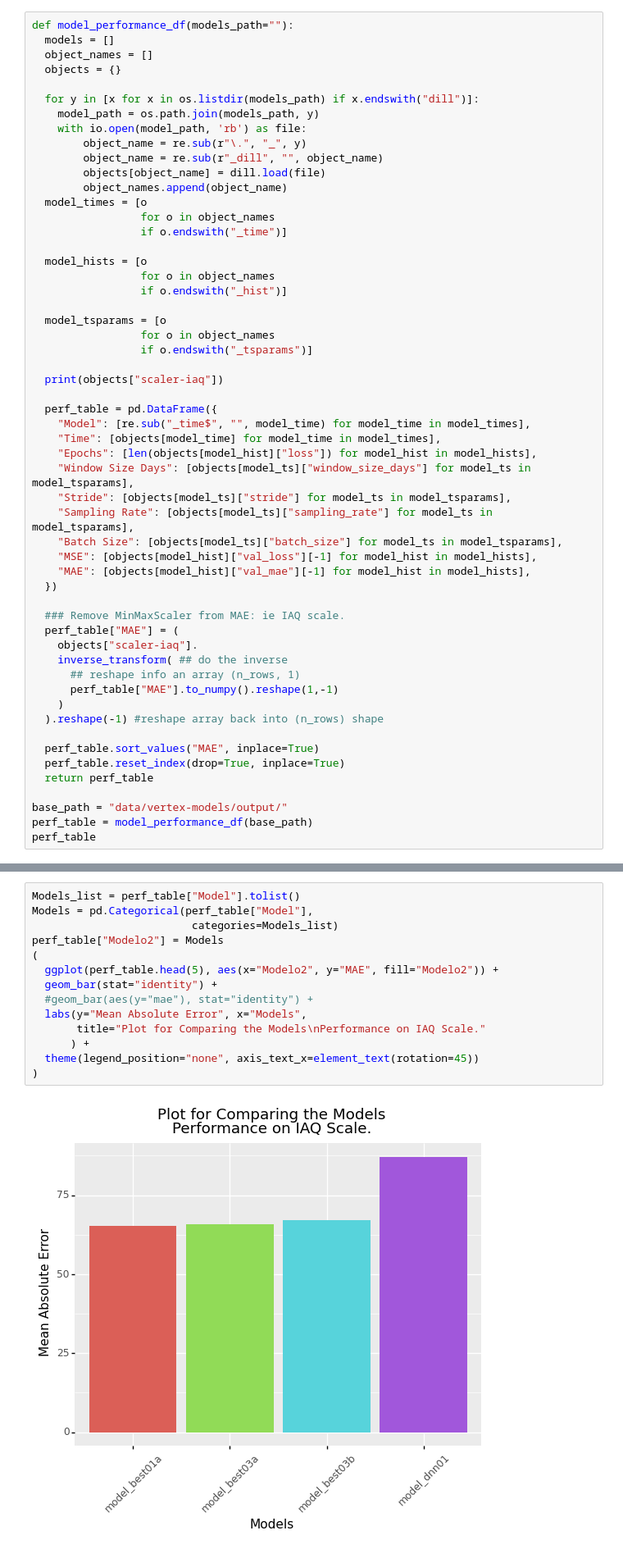
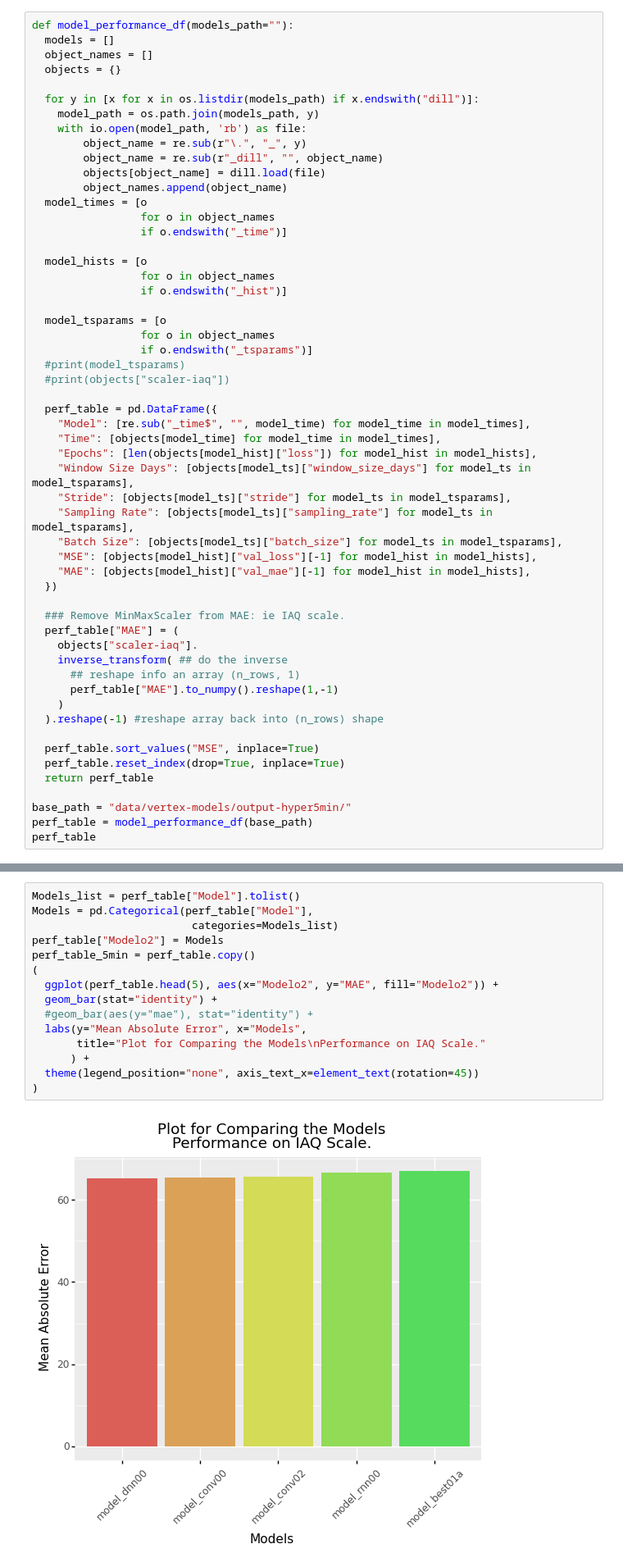
Before and after one commit to philwebsurfer/dlfinal, a Jupyter notebook: paper07_model_comparison.ipynb, the cells around one changed output, grey strips where cells are left out. Shown: that part at 82% size. Cells and saved outputs as stored; diff of their text form.

Commit message:
update renderd file: paper07_model_comparison.ipynb

```diff
--- a/paper07_model_comparison.ipynb
+++ b/paper07_model_comparison.ipynb
@@ -148,8 +150,8 @@ def model_performance_df(models_path=""):
   model_tsparams = [o
                  for o in object_names
                  if o.endswith("_tsparams")]
-
-  print(objects["scaler-iaq"])
+  #print(model_tsparams)
+  #print(objects["scaler-iaq"])
 
   perf_table = pd.DataFrame({
     "Model": [re.sub("_time$", "", model_time) for model_time in model_times],
@@ -172,11 +174,11 @@ def model_performance_df(models_path=""):
     )
   ).reshape(-1) #reshape array back into (n_rows) shape
 
-  perf_table.sort_values("MAE", inplace=True)
+  perf_table.sort_values("MSE", inplace=True)
   perf_table.reset_index(drop=True, inplace=True)
   return perf_table
 
-base_path = "data/vertex-models/output/"
+base_path = "data/vertex-models/output-hyper5min/"
 perf_table = model_performance_df(base_path)
 perf_table
 # %% [output]
@@ -189,16 +202,17 @@ MinMaxScaler()
 # %%
 Models_list = perf_table["Model"].tolist()
 Models = pd.Categorical(perf_table["Model"],
                          categories=Models_list)
 perf_table["Modelo2"] = Models
+perf_table_5min = perf_table.copy()
 (
   ggplot(perf_table.head(5), aes(x="Modelo2", y="MAE", fill="Modelo2")) +
   geom_bar(stat="identity") +
   #geom_bar(aes(y="mae"), stat="identity") +
   labs(y="Mean Absolute Error", x="Models",
        title="Plot for Comparing the Models\nPerformance on IAQ Scale."
       ) +
   theme(legend_position="none", axis_text_x=element_text(rotation=45))
 )
 # %% [output]
-[figure, old version]
+[figure, new version]
```
Also changed, not shown: parts of 23 cells of this notebook, 2 other files.
